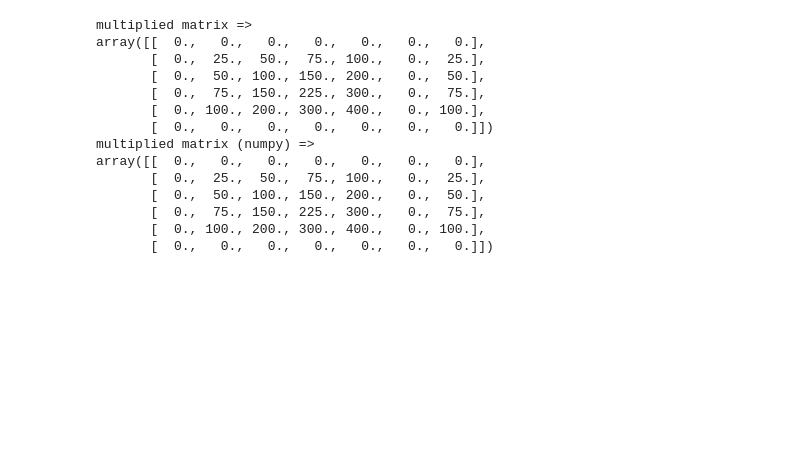
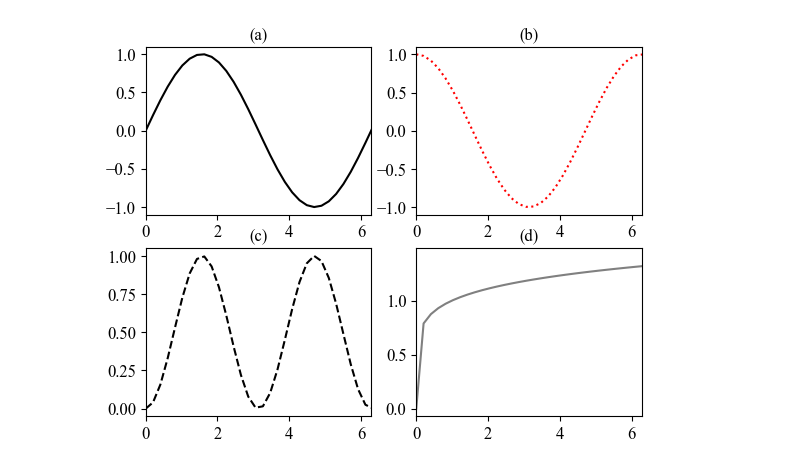
Before and after one commit to FVladislove/Deep-machine-learning-labs, a Jupyter notebook: main.ipynb, the cells around one changed output. Drawn from its saved outputs; the diff is of its cells as text; code cells hidden in the pictures; blank space fills up the shorter version.

```diff
--- a/main.ipynb
+++ b/main.ipynb
@@ -74,34 +6,27 @@ array([[0.  , 0.25, 0.5 , 0.75, 1.  , 0.  , 0.25],
-# %%
-
-
-# * fixing numpy array output
-np.set_printoptions(linewidth=160)
-
-multiplied_matrix = []
-for row in first_matrix:
-    temp_row = []
-    for column in second_matrix.T:
-        temp_row.append(sum(map(lambda x, y: x * y, row, column)))
-    multiplied_matrix.append(temp_row)
-
-multiplied_matrix = np.array(multiplied_matrix)
-print("multiplied matrix =>")
-print(repr(multiplied_matrix))
-
-print("multiplied matrix (numpy) =>")
-print(repr(np.matmul(first_matrix, second_matrix)))
-# %% [output]
-multiplied matrix =>
-array([[  0.,   0.,   0.,   0.,   0.,   0.,   0.],
-       [  0.,  25.,  50.,  75., 100.,   0.,  25.],
-       [  0.,  50., 100., 150., 200.,   0.,  50.],
-       [  0.,  75., 150., 225., 300.,   0.,  75.],
-       [  0., 100., 200., 300., 400.,   0., 100.],
-       [  0.,   0.,   0.,   0.,   0.,   0.,   0.]])
-multiplied matrix (numpy) =>
-array([[  0.,   0.,   0.,   0.,   0.,   0.,   0.],
-       [  0.,  25.,  50.,  75., 100.,   0.,  25.],
-       [  0.,  50., 100., 150., 200.,   0.,  50.],
-       [  0.,  75., 150., 225., 300.,   0.,  75.],
-       [  0., 100., 200., 300., 400.,   0., 100.],
-       [  0.,   0.,   0.,   0.,   0.,   0.,   0.]])
+# %%
+from math import pi
+
+x = np.linspace(0, 10, 50)
+
+figure, axis = plt.subplots(2, 2)
+
+axis[0, 0].plot(x, np.sin(x), color='black', label='sin(x)')
+axis[0, 0].set_xlim(0, 2 * pi)
+axis[0, 0].set_title('(a)')
+
+
+axis[0, 1].plot(x, np.cos(x), color='red', linestyle='dotted')
+axis[0, 1].set_xlim(0, 2 * pi)
+axis[0, 1].set_title('(b)')
+
+axis[1, 0].plot(x, np.sin(x) ** 2, color='black', linestyle='dashed')
+axis[1, 0].set_xlim(0, 2 * pi)
+axis[1, 0].set_title('(c)')
+
+axis[1, 1].plot(x, x ** 0.15, color='grey')
+axis[1, 1].set_xlim(0, 2 * pi)
+axis[1, 1].set_title('(d)')
+
+plt.show()
+# %% [output]
+[figure, added]
```
Also changed, not shown: parts of 6 cells of this notebook, 1 other file.
